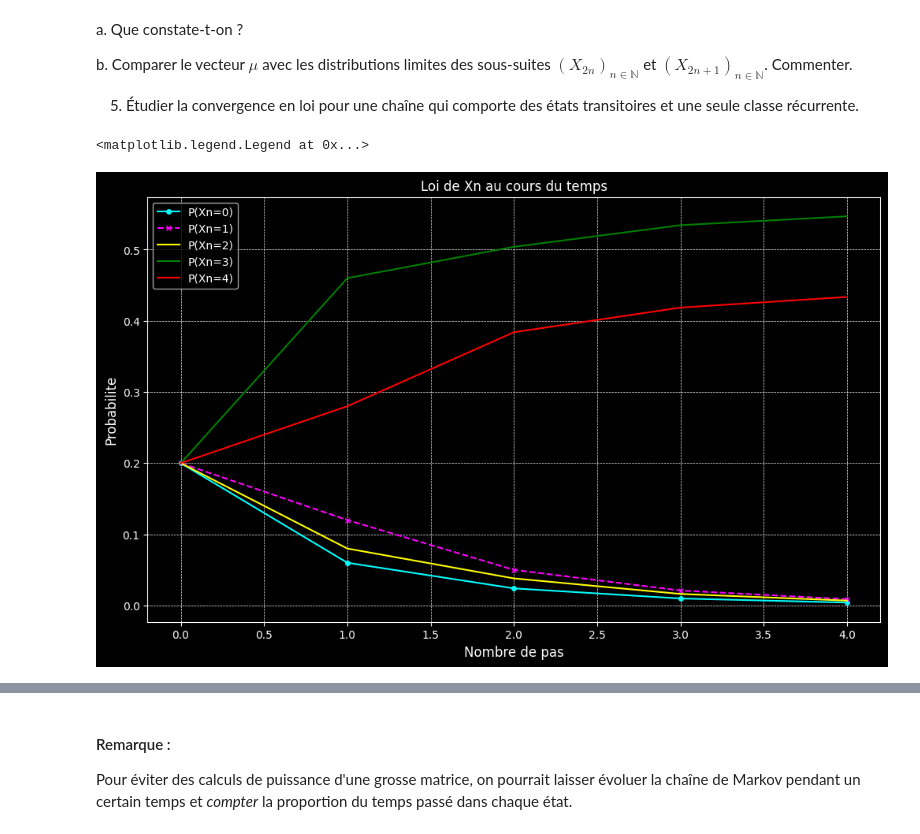
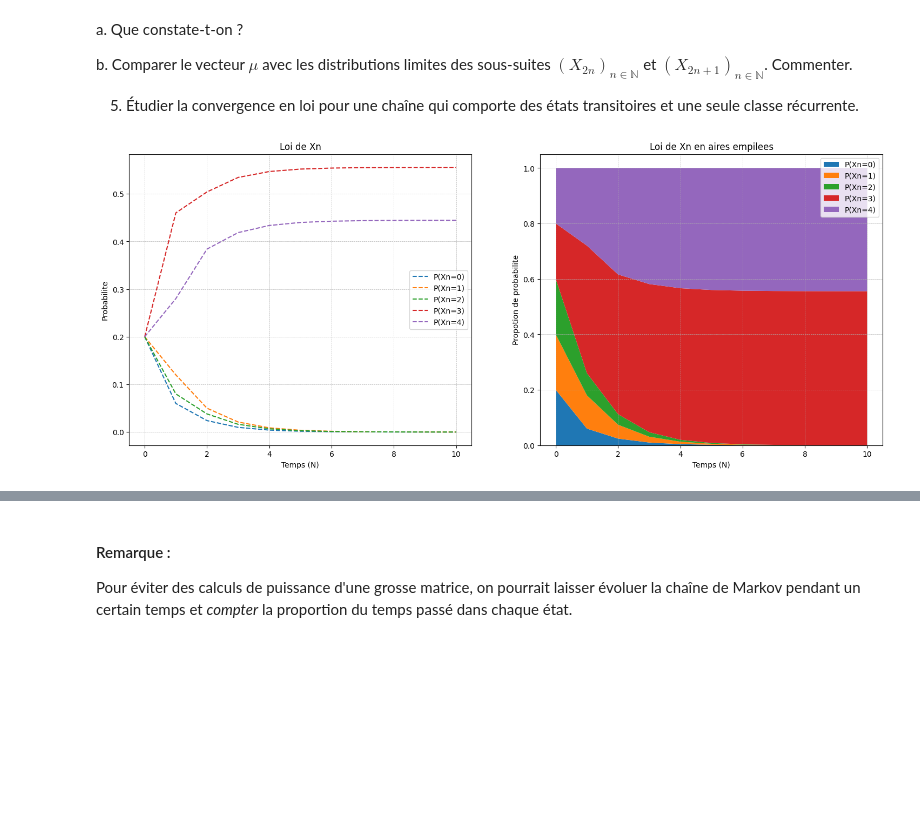
Before and after one commit to Tysonn2605/data-insat-tyson, a Jupyter notebook: notebooks/TP-Markov-sujet-25-26.ipynb, the cells around one changed output, grey strips where cells are left out. Saved outputs shown, nothing was run; the diff lists cells and outputs as text; code cells hidden in the pictures; blank space fills up the shorter version.

```diff
--- a/notebooks/TP-Markov-sujet-25-26.ipynb
+++ b/notebooks/TP-Markov-sujet-25-26.ipynb
@@ -313,15 +317,3 @@ On considère à nouveau la chaîne de Markov $(X_k)_{k\in \mathbb{N}}$ sur $E_2
 $$P= \begin{pmatrix} 0 & 0.1 & 0.9 \\ 0.1 & 0 & 0.9 \\ 0.5 & 0.5 & 0 \end{pmatrix}.$$
 
 2. Donner la loi $\mu_{n}$ de $X_n$ lorsque $\mathbb{P}(X_0=0)=1$ pour différentes valeurs de $n$.
-# %%
-P = np.array([[0, 0.1, 0.9],
-              [0.1, 0, 0.9],
-              [0.5, 0.5, 0.0]])
-mu_0 = (1.0, 0.0, 0.0)
-
-nombre_pas = 100
-mu_array = []
-for i in range(nombre_pas):
-    mu_array.append(LoiXn(P, i, mu_0))
-
-mu_array = np.array(mu_array)
@@ -407,0 +430,3 @@ ax.legend()
+# %%
+mu_0 = (0.3, 0.4, 0.3)
+Dessiner(P, mu_0, 20)
@@ -461,41 +488,51 @@ b. Comparer le vecteur $\mu$ avec les distributions limites des sous-suites $(X_
 
 5. Étudier la convergence en loi pour une chaîne qui comporte des états transitoires et une seule classe récurrente.
 # %%
-nombre_pas = 5
-mu_array2 = []
+nombre_pas = 10
 mu_01 = (0.2, 0.2, 0.2, 0.2, 0.2)
 P_1 = np.array([
     # States 0, 1, 2 can transition between themselves, but can also "fall into" states 3 and 4.
     # From State ->   0,   1,   2,   3,   4
     [0.2, 0.3, 0.1, 0.4, 0.0],  # From State 0
     [0.1, 0.2, 0.2, 0.0, 0.5],  # From State 1
     [0.0, 0.1, 0.1, 0.8, 0.0],  # From State 2
 
     # States 3 and 4 form a "closed loop". Once you enter, you can NEVER leave.
     # From State ->   0,   1,   2,   3,   4
     [0.0, 0.0, 0.0, 0.6, 0.4],  # From State 3
     [0.0, 0.0, 0.0, 0.5, 0.5]   # From State 4
 ])
-for i in range(nombre_pas):
-    mu_array2.append(LoiXn(P_1, i, mu_01))
 
-mu_array2 = np.array(mu_array2)
 
-fig, ax = plt.subplots(figsize=(12, 7))
+def Dessiner2(P, mu_0, n):
+    mu_array = []
+    for i in range(n+1):
+        mu_array.append(LoiXn(P, i, mu_0))
 
-n_values = range(nombre_pas)
+    mu_array = np.array(mu_array)
 
-ax.plot(n_values, mu_array2[:, 0], label='P(Xn=0)', color='cyan', ls='-', marker='o', markevery=1, markersize=4)
-ax.plot(n_values, mu_array2[:, 1], color='magenta', label='P(Xn=1)', ls='--', marker='x', markevery=1, markersize=5)
-ax.plot(n_values, mu_array2[:, 2], color='yellow', label='P(Xn=2)')
-ax.plot(n_values, mu_array2[:, 3], color='green', label='P(Xn=3)')
-ax.plot(n_values, mu_array2[:, 4], color='red', label='P(Xn=4)')
+    fig, axs = plt.subplots(1, 2, figsize=(18, 7))
+    x_ax = range(n+1)
 
-ax.set_title("Loi de Xn au cours du temps")
-ax.set_xlabel("Nombre de pas", fontsize=12)
-ax.set_ylabel("Probabilite", fontsize=12)
-ax.grid(True, linestyle='--', linewidth=0.5)
-ax.legend()
+    axs[0].plot(x_ax, mu_array[:, 0], label='P(Xn=0)', ls='--')
+    axs[0].plot(x_ax, mu_array[:, 1], label='P(Xn=1)', ls='--')
+    axs[0].plot(x_ax, mu_array[:, 2], label='P(Xn=2)', ls='--')
+    axs[0].plot(x_ax, mu_array[:, 3], label='P(Xn=3)', ls='--')
+    axs[0].plot(x_ax, mu_array[:, 4], label='P(Xn=4)', ls='--')
+    axs[0].set_title("Loi de Xn")
+    axs[0].set_ylabel("Probabilite")
+    axs[0].set_xlabel("Temps (N)")
+    axs[0].grid(True, ls='--', lw=0.5)
+    axs[0].legend()
+
+    axs[1].stackplot(x_ax, mu_array[:, 0], mu_array[:, 1], mu_array[:, 2], mu_array[:, 3], mu_array[:, 4],
+                     labels=['P(Xn=0)', 'P(Xn=1)', 'P(Xn=2)', 'P(Xn=3)', 'P(Xn=4)'])
+    axs[1].set_title("Loi de Xn en aires empilees")
+    axs[1].set_xlabel("Temps (N)")
+    axs[1].set_ylabel("Propotion de probabilite")
+    axs[1].grid(True, ls='--', lw=0.5)
+    axs[1].legend()
+
+Dessiner2(P_1, mu_01, nombre_pas)
 # %% [output]
-<matplotlib.legend.Legend at 0x...>
-[figure, old version]
+[figure, new version]
```
Also changed, not shown: parts of 21 cells of this notebook.
